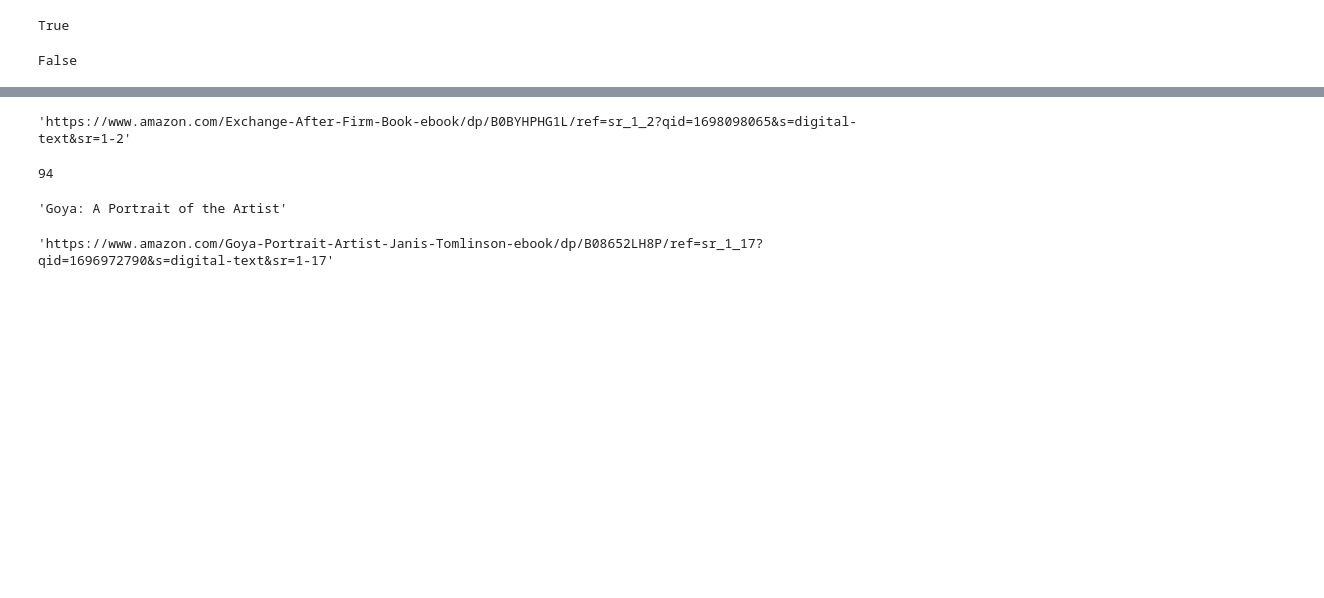
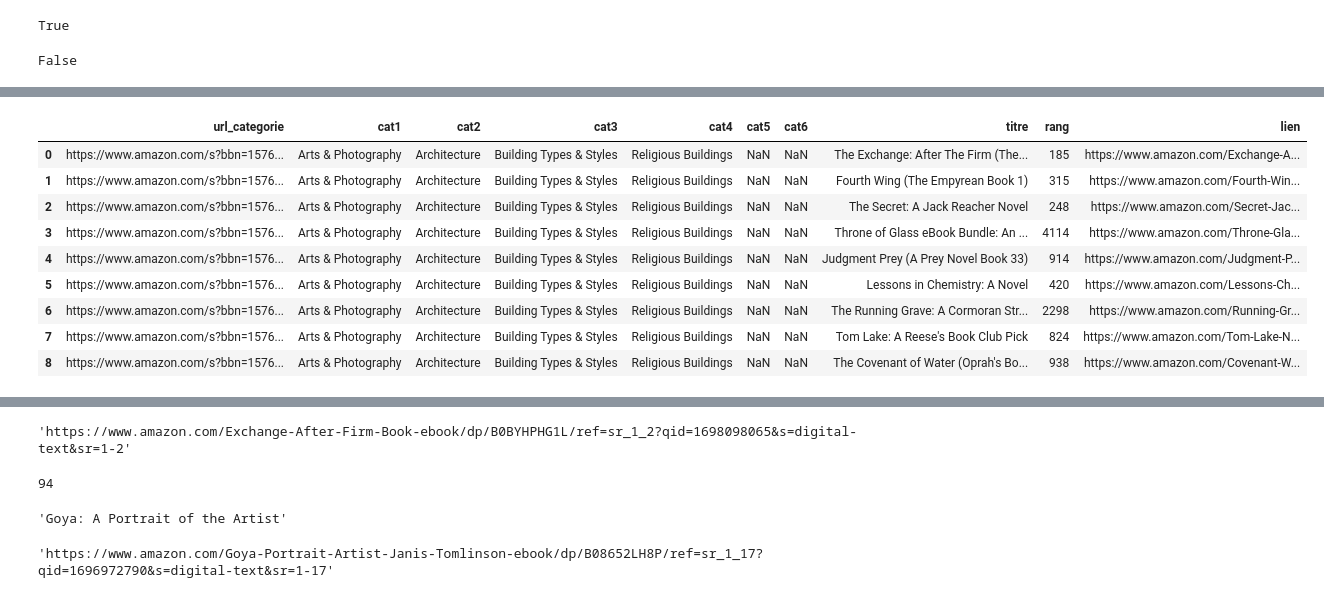
Before and after one commit to thomasgassin/kindle-scrapper, a Jupyter notebook: notebooks/2-scrapper_livre_depuis_categories.ipynb, the cells around one changed output, grey strips where cells are left out. Saved outputs shown, nothing was run; the diff lists cells and outputs as text; code cells hidden in the pictures; blank space fills up the shorter version.

Commit message:
concaténation liste

```diff
--- a/notebooks/2-scrapper_livre_depuis_categories.ipynb
+++ b/notebooks/2-scrapper_livre_depuis_categories.ipynb
@@ -164,0 +180,3 @@ rang_livre("https://www.amazon.com/Goya-Portrait-Artist-Janis-Tomlinson-ebook/dp
+# %%
+for k in range ( 1,11):
+    print(k)
@@ -165,14 +194,17 @@ rang_livre("https://www.amazon.com/Goya-Portrait-Artist-Janis-Tomlinson-ebook/dp
 # %%
-i = 1
-liste_categorie.iloc[i].tolist()#permet de convertir un élément du dataframe en liste
-j=1
+tableau_principal = []
+i = 1 #doit aller de 1 à 5137
+ligne_categorie = liste_categorie.iloc[i].tolist()#permet de convertir un élément du dataframe en liste
+j=1 # doit aller de 1 à ce qu'il n'y ait plus de page mais on peut partir de 1 à 2 ou 3 au départ.
 page_livres_multi=trouver_node_url_a_incrementer(liste_categorie.iloc[i].tolist()[i]) + str(j)
-k=1
-trouver_les_livres_dans_page(page_livres_multi)[k]
-page_livre = trouver_les_livres_dans_page(page_livres_multi)[k]
-page_livre
+trouver_les_livres_dans_page(page_livres_multi)  # faire un joli code utiliser que la fonction retourne une liste et balayer la liste
+nb_livre=len()
+for k in range(1,10):
+    trouver_les_livres_dans_page(page_livres_multi)[k]
+    page_livre = trouver_les_livres_dans_page(page_livres_multi)[k]
+    liste_livre = [titre_livre(page_livre) , rang_livre(page_livre), lien_livre(page_livre)]
+    ligne_supp = ligne_categorie + liste_livre
+    tableau_principal.append(ligne_supp)
 
-titre_livre(page_livre)
-rang_livre(page_livre)
-lien_livre(page_livre)
+tableau_principal
 # %% [output]
@@ -179,0 +228,17 @@ lien_livre(page_livre)
+# %%
+titres_colonnes = ["url_categorie","cat1","cat2","cat3","cat4","cat5","cat6","titre","rang","lien"]
+# %%
+df = pd.DataFrame(tableau_principal, columns=titres_colonnes)
+# %%
+df
+# %% [output]
+|  | url_categorie | cat1 | cat2 | cat3 | cat4 | cat5 | cat6 | titre | rang | lien |
+| 0 | https://www.amazon.com/s?bbn=1576... | Arts & Photography | Architecture | Building Types & Styles | Religious Buildings | NaN | NaN | The Exchange: After The Firm (The... | 185 | https://www.amazon.com/Exchange-A... |
+| 1 | https://www.amazon.com/s?bbn=1576... | Arts & Photography | Architecture | Building Types & Styles | Religious Buildings | NaN | NaN | Fourth Wing (The Empyrean Book 1) | 315 | https://www.amazon.com/Fourth-Win... |
+| 2 | https://www.amazon.com/s?bbn=1576... | Arts & Photography | Architecture | Building Types & Styles | Religious Buildings | NaN | NaN | The Secret: A Jack Reacher Novel | 248 | https://www.amazon.com/Secret-Jac... |
+| 3 | https://www.amazon.com/s?bbn=1576... | Arts & Photography | Architecture | Building Types & Styles | Religious Buildings | NaN | NaN | Throne of Glass eBook Bundle: An ... | 4114 | https://www.amazon.com/Throne-Gla... |
+| 4 | https://www.amazon.com/s?bbn=1576... | Arts & Photography | Architecture | Building Types & Styles | Religious Buildings | NaN | NaN | Judgment Prey (A Prey Novel Book 33) | 914 | https://www.amazon.com/Judgment-P... |
+| 5 | https://www.amazon.com/s?bbn=1576... | Arts & Photography | Architecture | Building Types & Styles | Religious Buildings | NaN | NaN | Lessons in Chemistry: A Novel | 420 | https://www.amazon.com/Lessons-Ch... |
+| 6 | https://www.amazon.com/s?bbn=1576... | Arts & Photography | Architecture | Building Types & Styles | Religious Buildings | NaN | NaN | The Running Grave: A Cormoran Str... | 2298 | https://www.amazon.com/Running-Gr... |
+| 7 | https://www.amazon.com/s?bbn=1576... | Arts & Photography | Architecture | Building Types & Styles | Religious Buildings | NaN | NaN | Tom Lake: A Reese's Book Club Pick | 824 | https://www.amazon.com/Tom-Lake-N... |
+| 8 | https://www.amazon.com/s?bbn=1576... | Arts & Photography | Architecture | Building Types & Styles | Religious Buildings | NaN | NaN | The Covenant of Water (Oprah's Bo... | 938 | https://www.amazon.com/Covenant-W... |
```
Also changed, not shown: parts of 8 cells of this notebook.
